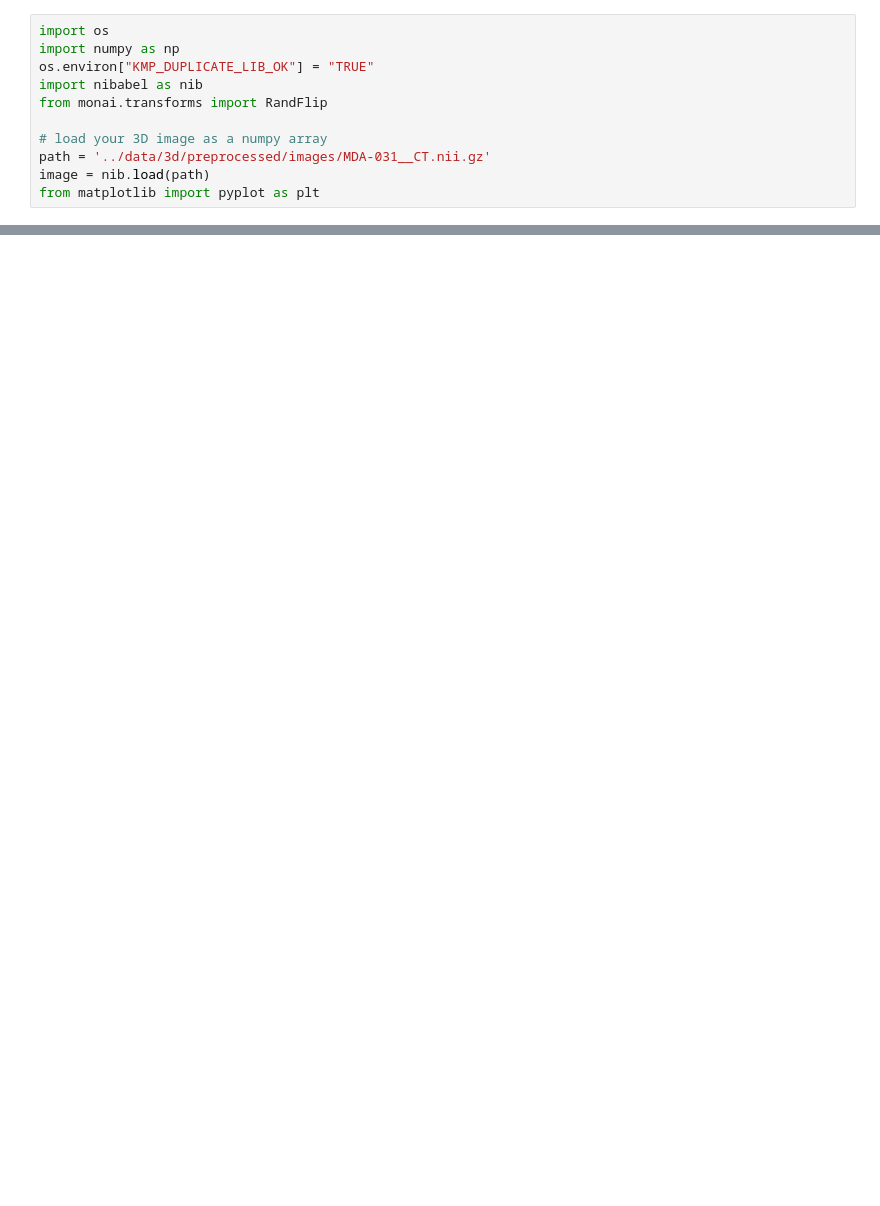
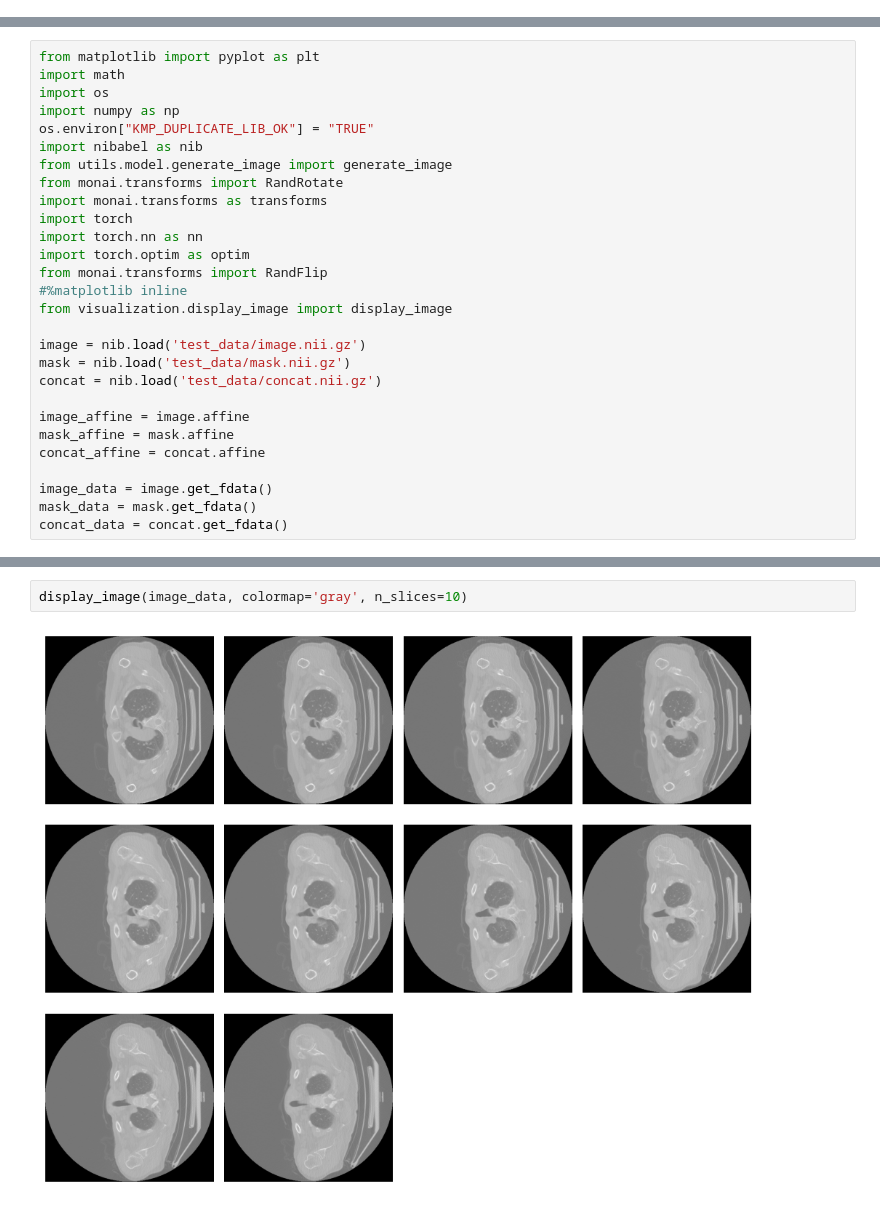
Before and after one commit to Guttulsrud/generating-3d-ct-images-with-gans, a Jupyter notebook: augmentation/temp.ipynb, the cells around one changed output, grey strips where cells are left out. Cells and saved outputs as stored; diff of their text form; blank space fills up the shorter version.

```diff
--- a/augmentation/temp.ipynb
+++ b/augmentation/temp.ipynb
@@ -1,11 +0,0 @@
-# %%
-import os
-import numpy as np
-os.environ["KMP_DUPLICATE_LIB_OK"] = "TRUE"
-import nibabel as nib
-from monai.transforms import RandFlip
-
-# load your 3D image as a numpy array
-path = '../data/3d/preprocessed/images/MDA-031__CT.nii.gz'
-image = nib.load(path)
-from matplotlib import pyplot as plt
@@ -43,0 +1,28 @@ TypeError: Invalid shape (0, 512, 256) for image data
+# %%
+from matplotlib import pyplot as plt
+import math
+import os
+import numpy as np
+os.environ["KMP_DUPLICATE_LIB_OK"] = "TRUE"
+import nibabel as nib
+from utils.model.generate_image import generate_image
+from monai.transforms import RandRotate
+import monai.transforms as transforms
+import torch
+import torch.nn as nn
+import torch.optim as optim
+from monai.transforms import RandFlip
+#%matplotlib inline
+from visualization.display_image import display_image
+
+image = nib.load('test_data/image.nii.gz')
+mask = nib.load('test_data/mask.nii.gz')
+concat = nib.load('test_data/concat.nii.gz')
+
+image_affine = image.affine
+mask_affine = mask.affine
+concat_affine = concat.affine
+
+image_data = image.get_fdata()
+mask_data = mask.get_fdata()
+concat_data = concat.get_fdata()
@@ -43,0 +31,4 @@ TypeError: Invalid shape (0, 512, 256) for image data
+# %%
+display_image(image_data, colormap='gray', n_slices=10)
+# %% [output]
+[figure, added]
```
Also changed, not shown: parts of 9 cells of this notebook, 15 other files.
